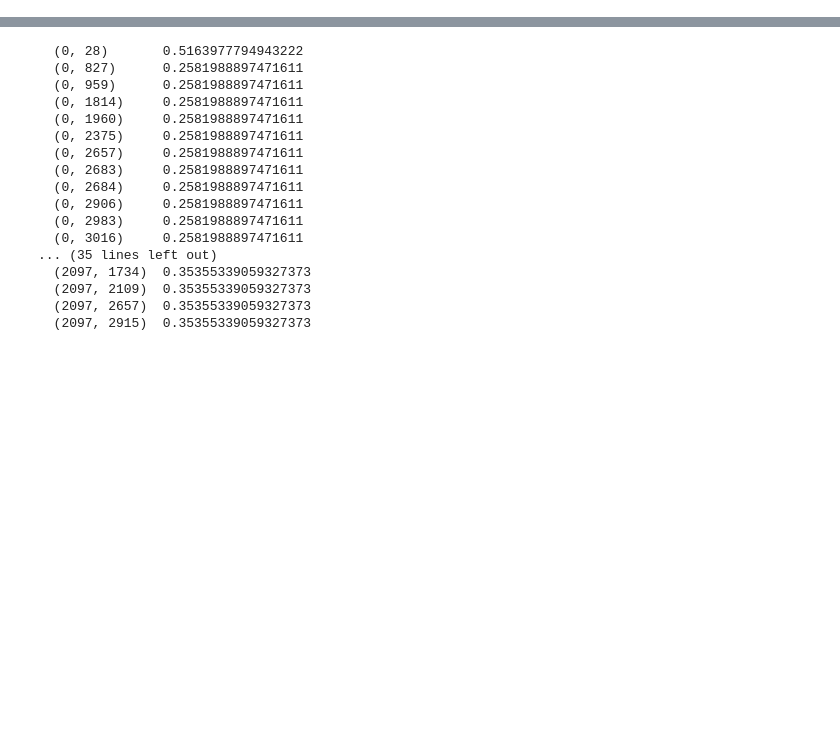
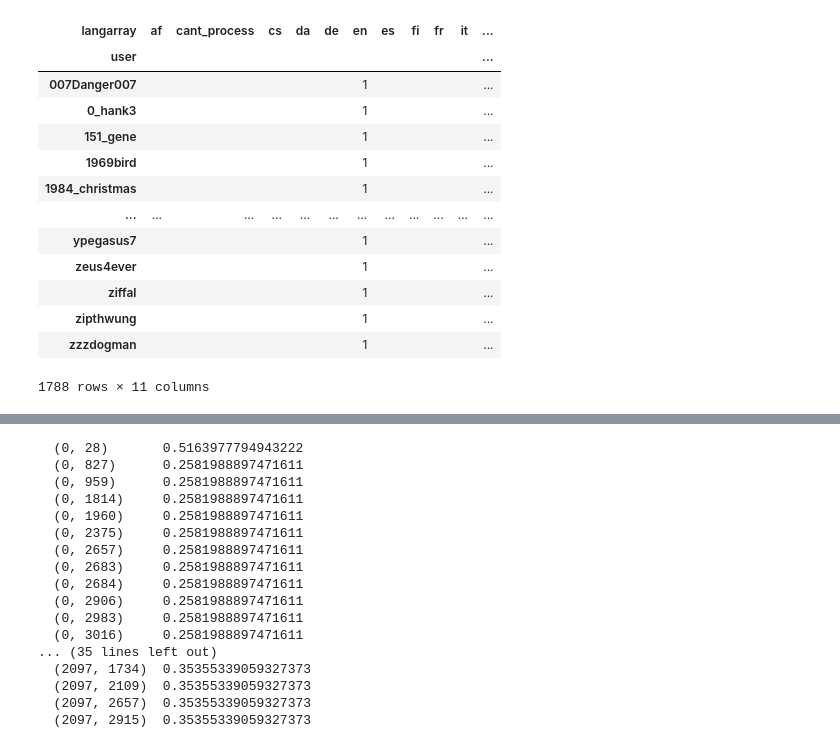
Before and after one commit to bodacea/umd_tools, a Jupyter notebook: text_dataset_features.ipynb, the cells around one changed output, grey strips where cells are left out. Saved outputs shown, nothing was run; the diff lists cells and outputs as text; code cells hidden in the pictures; blank space fills up the shorter version.

```diff
--- a/text_dataset_features.ipynb
+++ b/text_dataset_features.ipynb
@@ -103,0 +245,20 @@ AttributeError: 'int' object has no attribute 'lower'
+# %%
+user_date = map_columns(dftweets, 'user', 'ymdh', 'tweet_url')
+user_lang = map_columns(dftweets, 'user', 'langarray', 'tweet_url')
+# ax = sns.heatmap(user_lang)
+user_lang
+# %% [output]
+| langarray | af | cant_process | cs | da | de | en | es | fi | fr | it | ... |
+| user |  |  |  |  |  |  |  |  |  |  | ... |
+| 007Danger007 |  |  |  |  |  | 1 |  |  |  |  | ... |
+| 0_hank3 |  |  |  |  |  | 1 |  |  |  |  | ... |
+| 151_gene |  |  |  |  |  | 1 |  |  |  |  | ... |
+| 1969bird |  |  |  |  |  | 1 |  |  |  |  | ... |
+| 1984_christmas |  |  |  |  |  | 1 |  |  |  |  | ... |
+| ... | ... | ... | ... | ... | ... | ... | ... | ... | ... | ... | ... |
+| ypegasus7 |  |  |  |  |  | 1 |  |  |  |  | ... |
+| zeus4ever |  |  |  |  |  | 1 |  |  |  |  | ... |
+| ziffal |  |  |  |  |  | 1 |  |  |  |  | ... |
+| zipthwung |  |  |  |  |  | 1 |  |  |  |  | ... |
+| zzzdogman |  |  |  |  |  | 1 |  |  |  |  | ... |
+1788 rows × 11 columns
```
Also changed, not shown: parts of 38 cells of this notebook, 4 other files.
